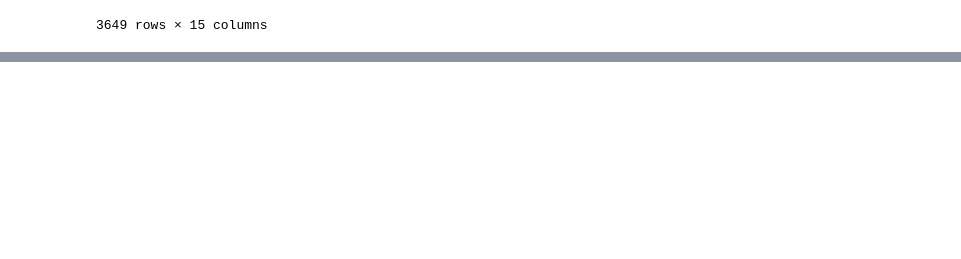
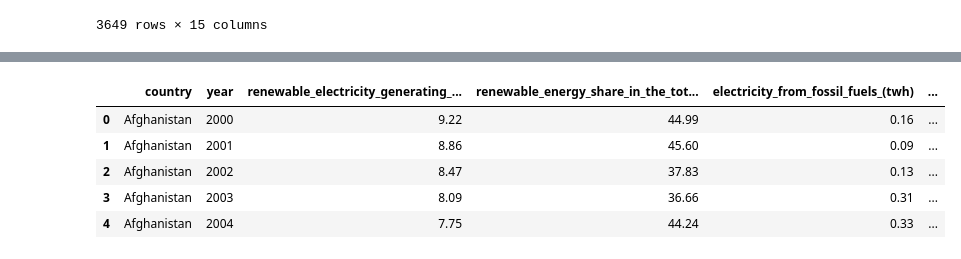
Before and after one commit to Gbau11/Proyecto, a Jupyter notebook: Quitar NaN.ipynb, the cells around one changed output, grey strips where cells are left out. Saved outputs shown, nothing was run; the diff lists cells and outputs as text; code cells hidden in the pictures; blank space fills up the shorter version.

```diff
--- a/Quitar NaN.ipynb
+++ b/Quitar NaN.ipynb
@@ -442,0 +687,4 @@ Name: energy_intensity_level_of_primary_energy_(mj/$2017_ppp_gdp), dtype: float6
+# %%
+df['land_area(km2)'] = df['land_area(km2)'].fillna(0)
+
+df
@@ -442,0 +705,4 @@ Name: energy_intensity_level_of_primary_energy_(mj/$2017_ppp_gdp), dtype: float6
+# %%
+df = df.drop((['density(p/km2)']), axis=1)
+
+df
@@ -443,3 +711,9 @@ Name: energy_intensity_level_of_primary_energy_(mj/$2017_ppp_gdp), dtype: float6
+# %%
+#df['density\n(p/km2)']
+
+df.columns = df.columns.str.lower().str.replace('\n', '_')
+# %%
+df.rename(columns={'density\n(p/km2)': 'density_(p/km2)'}, inplace=True)
 # %%
 df.isna().sum()
 # %% [output]
@@ -461 +735,10 @@ land_area(km2)                                                        1
 dtype: int64
+# %%
+df.head()
+# %% [output]
+|  | country | year | renewable_electricity_generating_... | renewable_energy_share_in_the_tot... | electricity_from_fossil_fuels_(twh) | ... |
+| 0 | Afghanistan | 2000 | 9.22 | 44.99 | 0.16 | ... |
+| 1 | Afghanistan | 2001 | 8.86 | 45.60 | 0.09 | ... |
+| 2 | Afghanistan | 2002 | 8.47 | 37.83 | 0.13 | ... |
+| 3 | Afghanistan | 2003 | 8.09 | 36.66 | 0.31 | ... |
+| 4 | Afghanistan | 2004 | 7.75 | 44.24 | 0.33 | ... |
```
Also changed, not shown: parts of 26 cells of this notebook.
